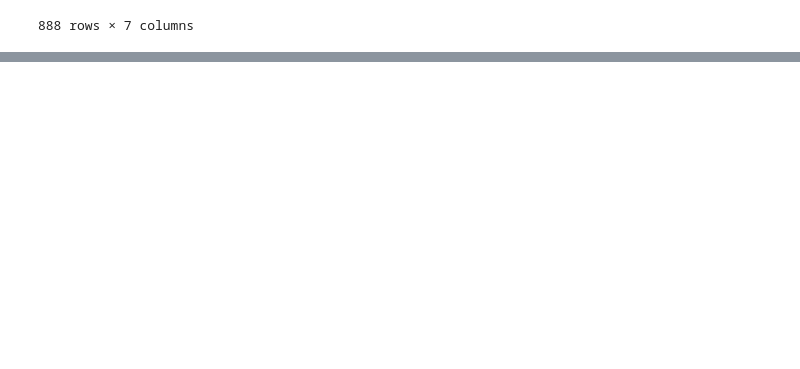
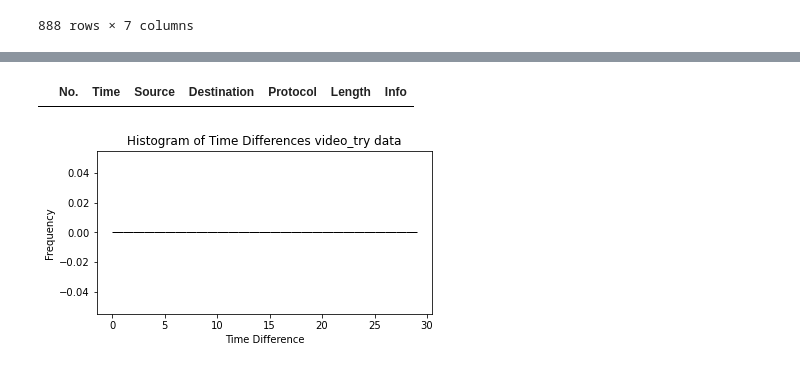
Before and after one commit to NoaAmichai/Computer_networks_final_project, a Jupyter notebook: src/project.ipynb, the cells around one changed output, grey strips where cells are left out. Drawn from its saved outputs; the diff is of its cells as text; code cells hidden in the pictures; blank space fills up the shorter version.

```diff
--- a/src/project.ipynb
+++ b/src/project.ipynb
@@ -355,0 +356,3 @@ plot_pdf(mix_data)
+# %%
+video_data2 = pd.read_csv("../resources/Video Group/try.csv", encoding='latin-1')
+video_data2
@@ -355,0 +373,6 @@ plot_pdf(mix_data)
+# %%
+video_data2 = video_data2.loc[
+    (video_data2['Source'] == '2a03:2880:f258:1c3:face:b00c:0:167') &
+    (video_data2['Destination'] == '2a00:a041:3c5d:4d00:424b:6377:a930:43d')
+]
+plot_graph(video_data2, 'Time vs Length - mix data')
@@ -355,0 +388,8 @@ plot_pdf(mix_data)
+# %%
+video_data2
+# %% [output]
+|  | No. | Time | Source | Destination | Protocol | Length | Info |
+# %%
+plot_hist(video_data2, 30 , 'Histogram of Time Differences video_try data')
+# %% [output]
+[figure, added]
```
Also changed, not shown: parts of 6 cells of this notebook.
